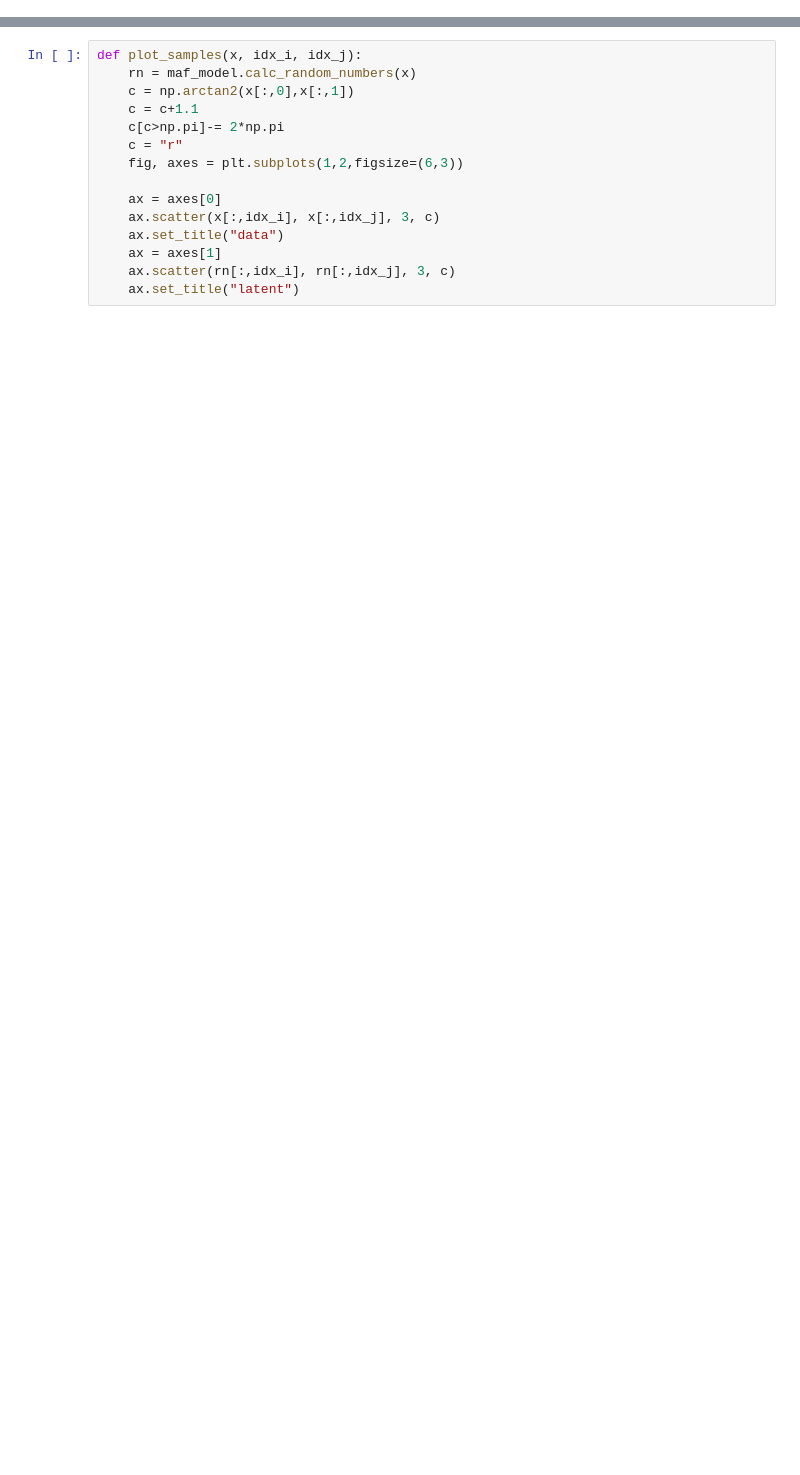
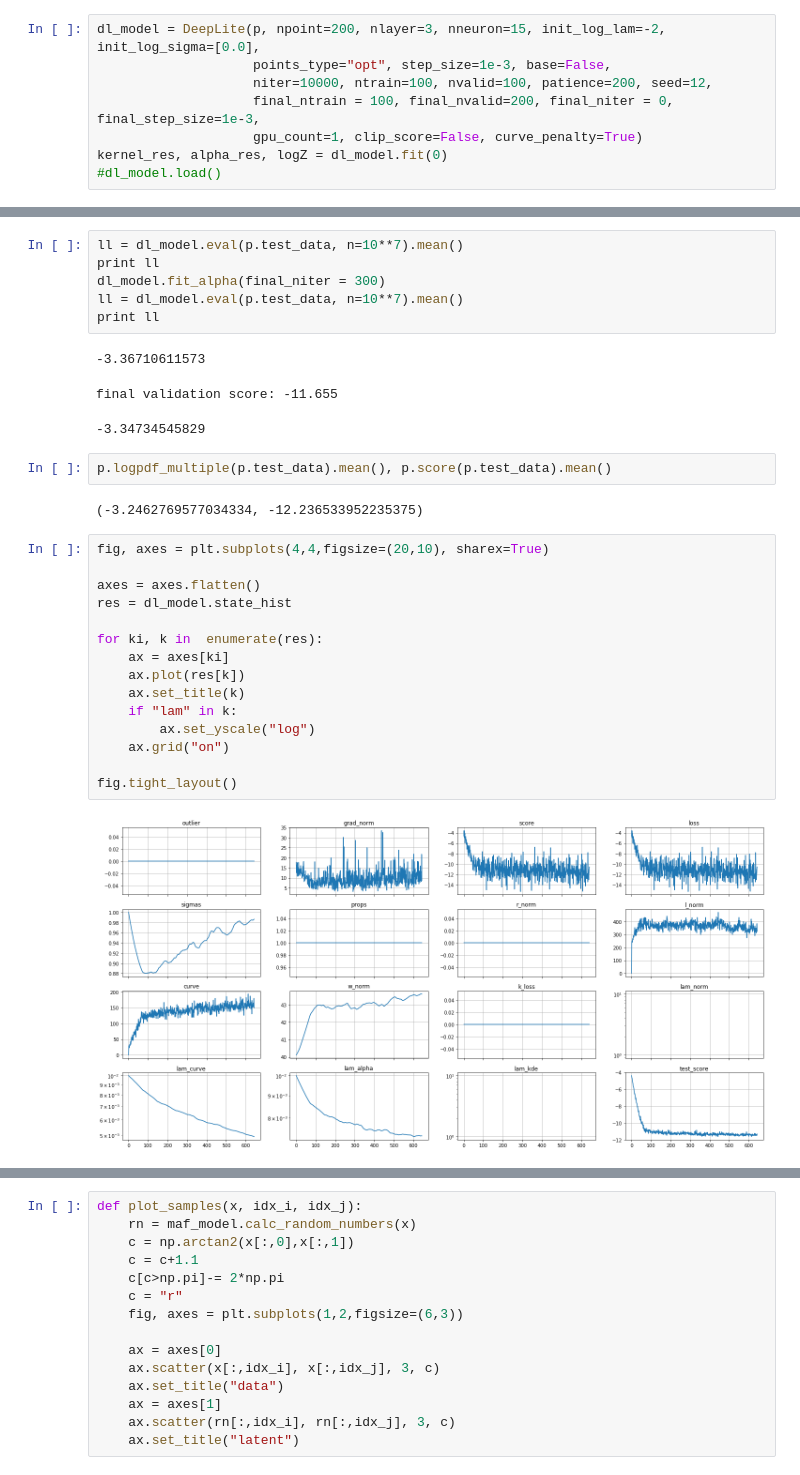
Before and after one commit to kevin-w-li/deep-kexpfam, a Jupyter notebook: training_demo.ipynb, the cells around one changed output, grey strips where cells are left out. Cells and saved outputs as stored; diff of their text form; blank space fills up the shorter version.

```diff
--- a/training_demo.ipynb
+++ b/training_demo.ipynb
@@ -381,0 +53,8 @@ MMD_3_Sample_Test(p.test_data[:nsample], maf_samples, samples, computeMMDs=True)
+# %%
+dl_model = DeepLite(p, npoint=200, nlayer=3, nneuron=15, init_log_lam=-2, init_log_sigma=[0.0],
+                    points_type="opt", step_size=1e-3, base=False,
+                    niter=10000, ntrain=100, nvalid=100, patience=200, seed=12,
+                    final_ntrain = 100, final_nvalid=200, final_niter = 0, final_step_size=1e-3,
+                    gpu_count=1, clip_score=False, curve_penalty=True)
+kernel_res, alpha_res, logZ = dl_model.fit(0)
+#dl_model.load()
@@ -381,0 +65,31 @@ MMD_3_Sample_Test(p.test_data[:nsample], maf_samples, samples, computeMMDs=True)
+# %%
+ll = dl_model.eval(p.test_data, n=10**7).mean()
+print ll
+dl_model.fit_alpha(final_niter = 300)
+ll = dl_model.eval(p.test_data, n=10**7).mean()
+print ll
+# %% [output]
+-3.36710611573
+final validation score: -11.655
+-3.34734545829
+# %%
+p.logpdf_multiple(p.test_data).mean(), p.score(p.test_data).mean()
+# %% [output]
+(-3.2462769577034334, -12.236533952235375)
+# %%
+fig, axes = plt.subplots(4,4,figsize=(20,10), sharex=True)
+
+axes = axes.flatten()
+res = dl_model.state_hist
+
+for ki, k in  enumerate(res):
+    ax = axes[ki]
+    ax.plot(res[k])
+    ax.set_title(k)
+    if "lam" in k:
+        ax.set_yscale("log")
+    ax.grid("on")
+
+fig.tight_layout()
+# %% [output]
+[figure, added]
```
Also changed, not shown: parts of 50 cells of this notebook, 6 other files.
